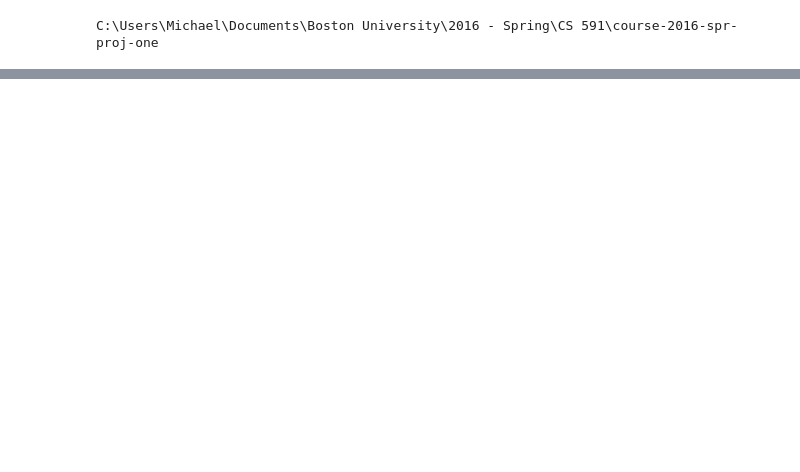
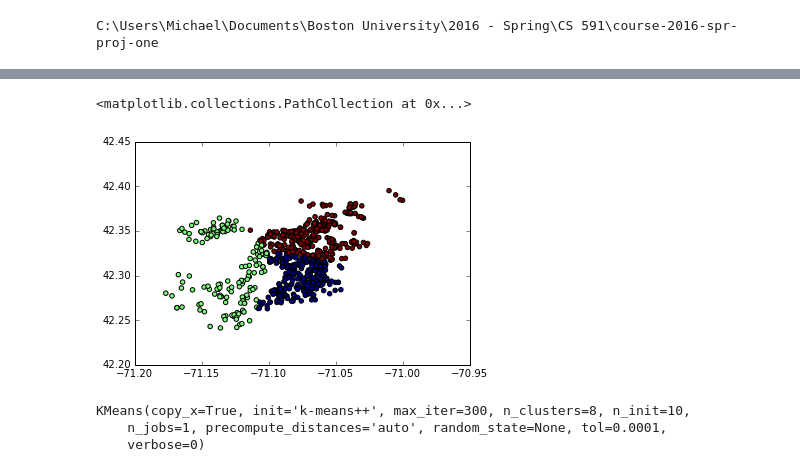
Before and after one commit to data-mechanics/course-2016-spr-proj, a Jupyter notebook: mjclawar_rarshad/notebooks/MongoDB to pandas.ipynb, the cells around one changed output, grey strips where cells are left out. Saved outputs shown, nothing was run; the diff lists cells and outputs as text; code cells hidden in the pictures; blank space fills up the shorter version.

```diff
--- a/mjclawar_rarshad/notebooks/MongoDB to pandas.ipynb
+++ b/mjclawar_rarshad/notebooks/MongoDB to pandas.ipynb
@@ -26,0 +44,38 @@ NameError: name 'auth_json_path' is not defined
+# %%
+df = df.merge(df['location'].apply(lambda x: pandas.Series({'NEEDS_RECODE': x['needs_recoding'], 'LONGITUDE': float(x['longitude']), 'LATITUDE': float(x['latitude'])})),
+    left_index=True, right_index=True)
+# %%
+def spherical_dist(pos1, pos2, r=3958.75):
+    pos1 = pos1 * np.pi / 180
+    pos2 = pos2 * np.pi / 180
+    cos_lat1 = np.cos(pos1[..., 0])
+    cos_lat2 = np.cos(pos2[..., 0])
+    cos_lat_d = np.cos(pos1[..., 0] - pos2[..., 0])
+    cos_lon_d = np.cos(pos1[..., 1] - pos2[..., 1])
+    return r * np.arccos(cos_lat_d - cos_lat1 * cos_lat2 * (1 - cos_lon_d))
+# %%
+def sse_group (df):
+    sse = np.sum(spherical_dist(df[['LONGITUDE', 'LATITUDE']].values, np.array([df[['LONGITUDE', 'LATITUDE']].mean().values])) ** 2)
+    return sse
+# %%
+# Initialize KMeans object with k clusters
+k_range = range(2, 15)
+
+df_temp = df[df['LONGITUDE'] != 0]
+n = len(df_temp)
+bic_last = -np.inf
+
+for k in k_range:
+    clust = cluster.KMeans(n_clusters=k, random_state=1)
+    preds = clust.fit_predict(df_temp[['LONGITUDE', 'LATITUDE']])
+    clust_centers = clust.cluster_centers_
+    sse = df_temp[['LONGITUDE', 'LATITUDE']].groupby(preds).apply(sse_group).sum()
+    bic = n * np.log(sse / n) + k * np.log(n)
+    pct_improve = (bic - bic_last) / bic_last
+    print(bic, pct_improve, sse)
+    if pct_improve < .01:
+        print(k)
+        break
+    bic_last = bic
+
+print(preds)
@@ -26,0 +100,11 @@ NameError: name 'auth_json_path' is not defined
+# %%
+plt.scatter(df_temp['LONGITUDE'], df_temp['LATITUDE'], c=preds)
+# %% [output]
+<matplotlib.collections.PathCollection at 0x...>
+[figure, added]
+# %%
+clust.fit(df[['av_total', 'living_area']].astype(np.float64).dropna())
+# %% [output]
+KMeans(copy_x=True, init='k-means++', max_iter=300, n_clusters=8, n_init=10,
+    n_jobs=1, precompute_distances='auto', random_state=None, tol=0.0001,
+    verbose=0)
```
Also changed, not shown: parts of 7 cells of this notebook, 4 other files.
